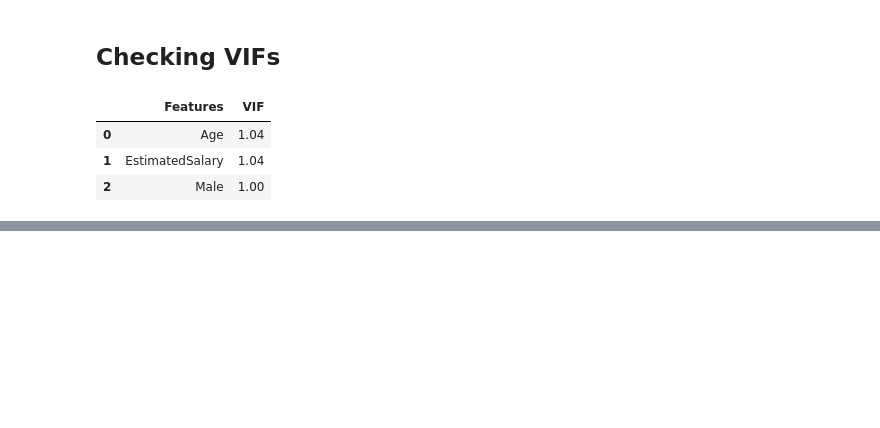
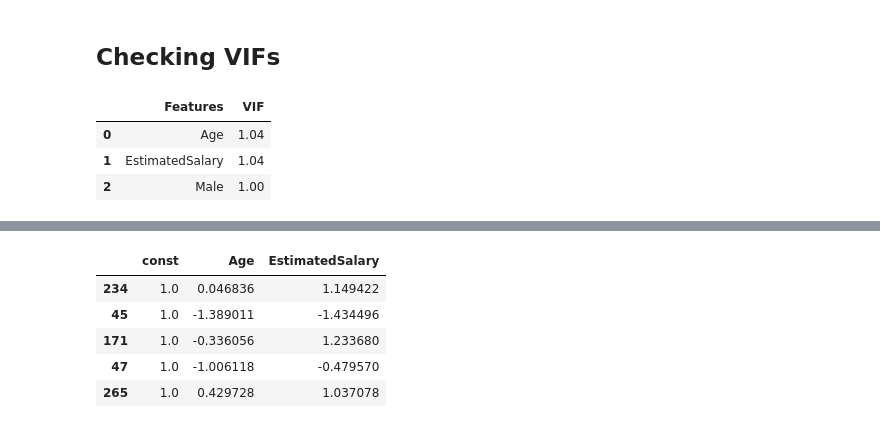
Before and after one commit to gautham95/car_purchase_prediction, a Jupyter notebook: Car Purchase Prediction.ipynb, the cells around one changed output, grey strips where cells are left out. Drawn from its saved outputs; the diff is of its cells as text; code cells hidden in the pictures; blank space fills up the shorter version.

```diff
--- a/Car Purchase Prediction.ipynb
+++ b/Car Purchase Prediction.ipynb
@@ -311,0 +333,12 @@ vif
+# %%
+#using statsmodel to add a constant
+
+X_train_sm1 = sm.add_constant(X_train_sm1)
+X_train_sm1.head()
+# %% [output]
+|  | const | Age | EstimatedSalary |
+| 234 | 1.0 | 0.046836 | 1.149422 |
+| 45 | 1.0 | -1.389011 | -1.434496 |
+| 171 | 1.0 | -0.336056 | 1.233680 |
+| 47 | 1.0 | -1.006118 | -0.479570 |
+| 265 | 1.0 | 0.429728 | 1.037078 |
```
Also changed, not shown: parts of 18 cells of this notebook.
